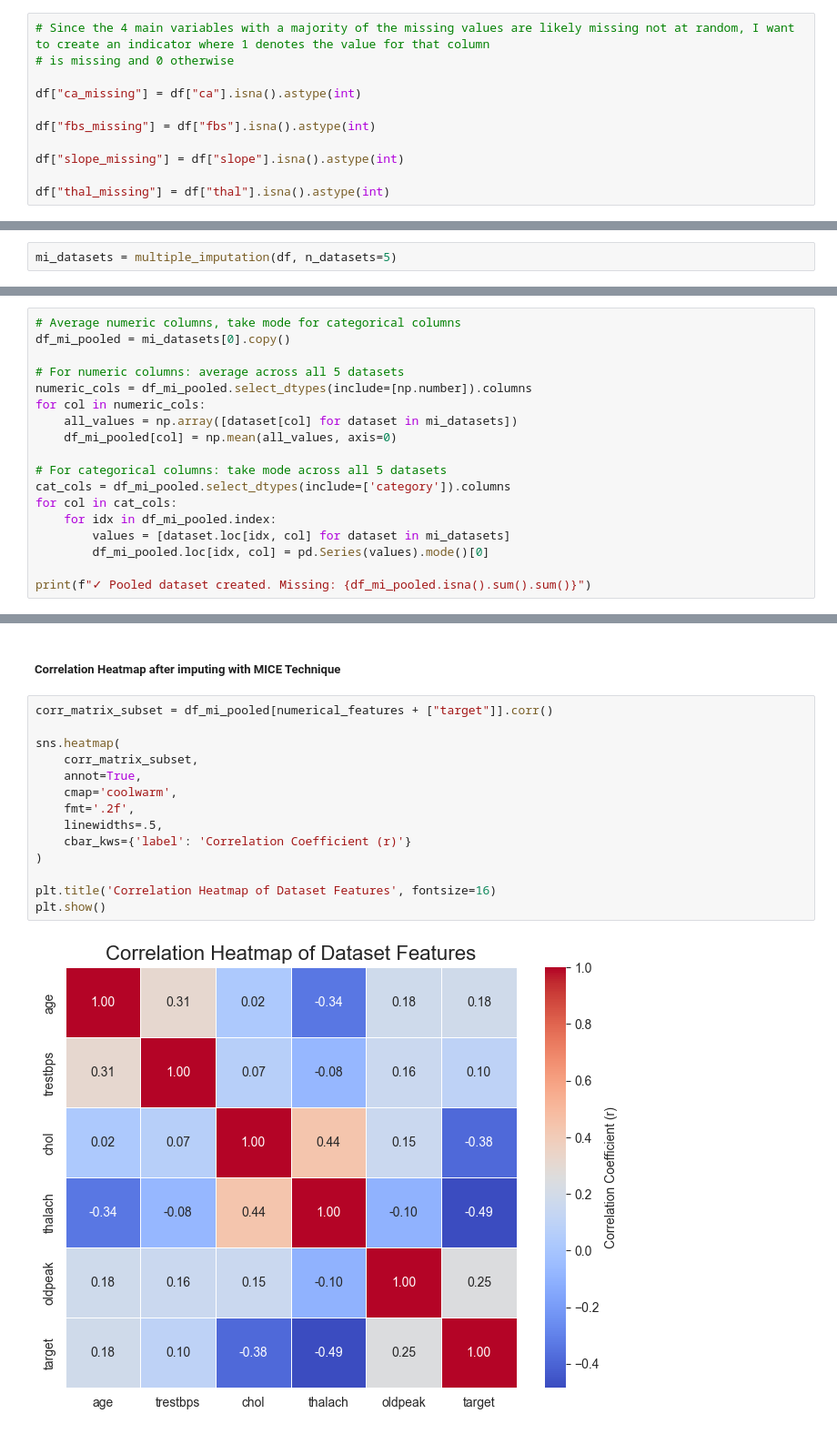
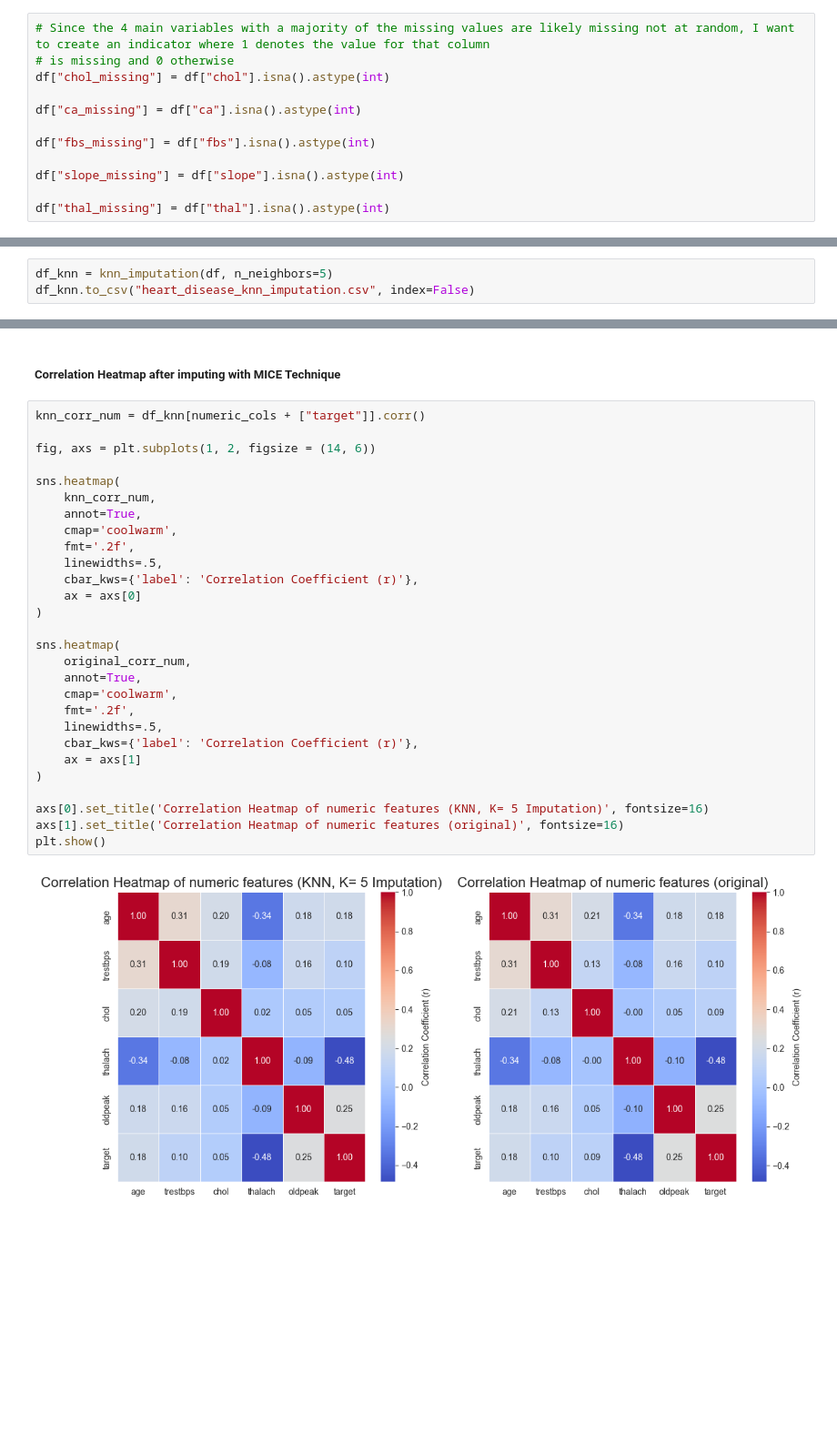
Before and after one commit to dennisous/cmse830_fds, a Jupyter notebook: heart_disease_analysis.ipynb, the cells around one changed output, grey strips where cells are left out. Shown at 91% size. Drawn from its saved outputs; the diff is of its cells as text; blank space fills up the shorter version.

```diff
--- a/heart_disease_analysis.ipynb
+++ b/heart_disease_analysis.ipynb
@@ -482,6 +543,7 @@ Text(70.72222222222221, 0.5, 'Row index')
 # %%
 # Since the 4 main variables with a majority of the missing values are likely missing not at random, I want to create an indicator where 1 denotes the value for that column
 # is missing and 0 otherwise
+df["chol_missing"] = df["chol"].isna().astype(int)
 
 df["ca_missing"] = df["ca"].isna().astype(int)
 
@@ -671,2 +723,3 @@ def multiple_imputation(df, n_datasets=5):
 # %%
-mi_datasets = multiple_imputation(df, n_datasets=5)
+df_knn = knn_imputation(df, n_neighbors=5)
+df_knn.to_csv("heart_disease_knn_imputation.csv", index=False)
@@ -675,18 +725,0 @@ mi_datasets = multiple_imputation(df, n_datasets=5)
-# %%
-# Average numeric columns, take mode for categorical columns
-df_mi_pooled = mi_datasets[0].copy()
-
-# For numeric columns: average across all 5 datasets
-numeric_cols = df_mi_pooled.select_dtypes(include=[np.number]).columns
-for col in numeric_cols:
-    all_values = np.array([dataset[col] for dataset in mi_datasets])
-    df_mi_pooled[col] = np.mean(all_values, axis=0)
-
-# For categorical columns: take mode across all 5 datasets
-cat_cols = df_mi_pooled.select_dtypes(include=['category']).columns
-for col in cat_cols:
-    for idx in df_mi_pooled.index:
-        values = [dataset.loc[idx, col] for dataset in mi_datasets]
-        df_mi_pooled.loc[idx, col] = pd.Series(values).mode()[0]
-
-print(f"✓ Pooled dataset created. Missing: {df_mi_pooled.isna().sum().sum()}")
@@ -697,18 +726,32 @@ df_mi_pooled.to_csv("heart_disease_multiple_imputation.csv")
 # %% [markdown]
 ##### Correlation Heatmap after imputing with MICE Technique
 # %%
-corr_matrix_subset = df_mi_pooled[numerical_features + ["target"]].corr()
+knn_corr_num = df_knn[numeric_cols + ["target"]].corr()
+
+fig, axs = plt.subplots(1, 2, figsize = (14, 6))
 
 sns.heatmap(
-    corr_matrix_subset,
+    knn_corr_num,
     annot=True,
     cmap='coolwarm',
     fmt='.2f',
     linewidths=.5,
-    cbar_kws={'label': 'Correlation Coefficient (r)'}
+    cbar_kws={'label': 'Correlation Coefficient (r)'},
+    ax = axs[0]
 )
 
-plt.title('Correlation Heatmap of Dataset Features', fontsize=16)
+sns.heatmap(
+    original_corr_num,
+    annot=True,
+    cmap='coolwarm',
+    fmt='.2f',
+    linewidths=.5,
+    cbar_kws={'label': 'Correlation Coefficient (r)'},
+    ax = axs[1]
+)
+
+axs[0].set_title('Correlation Heatmap of numeric features (KNN, K= 5 Imputation)', fontsize=16)
+axs[1].set_title('Correlation Heatmap of numeric features (original)', fontsize=16)
 plt.show()
 # %% [output]
-[figure, old version]
+[figure, new version]
```
Also changed, not shown: parts of 41 cells of this notebook, 1 other file.
